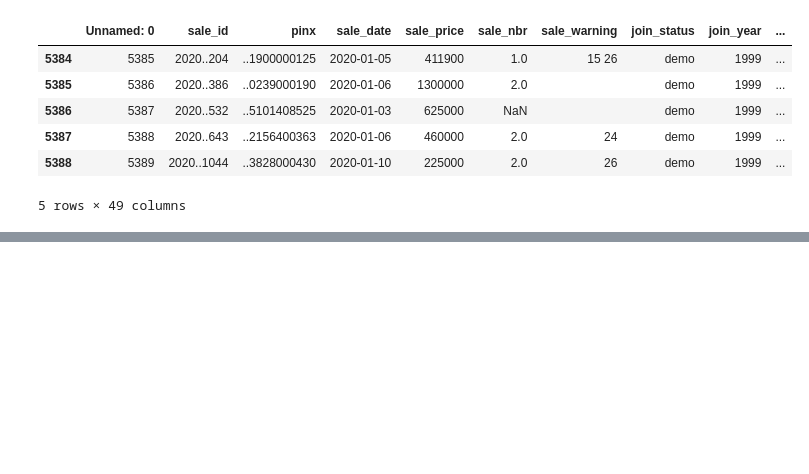
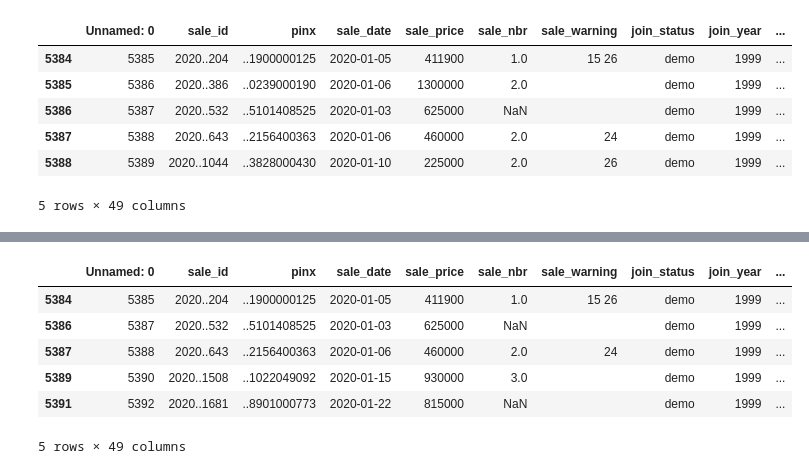
Before and after one commit to nasorensen/Project_4, a Jupyter notebook: Resources/data_preprocessing.ipynb, the cells around one changed output, grey strips where cells are left out. Drawn from its saved outputs; the diff is of its cells as text; code cells hidden in the pictures; blank space fills up the shorter version.

```diff
--- a/Resources/data_preprocessing.ipynb
+++ b/Resources/data_preprocessing.ipynb
@@ -85,2 +127,12 @@ df.head()
+# %%
+df.head()
+# %% [output]
+|  | Unnamed: 0 | sale_id | pinx | sale_date | sale_price | sale_nbr | sale_warning | join_status | join_year | ... |
+| 5384 | 5385 | 2020..204 | ..1900000125 | 2020-01-05 | 411900 | 1.0 | 15 26 | demo | 1999 | ... |
+| 5386 | 5387 | 2020..532 | ..5101408525 | 2020-01-03 | 625000 | NaN |  | demo | 1999 | ... |
+| 5387 | 5388 | 2020..643 | ..2156400363 | 2020-01-06 | 460000 | 2.0 | 24 | demo | 1999 | ... |
+| 5389 | 5390 | 2020..1508 | ..1022049092 | 2020-01-15 | 930000 | 3.0 |  | demo | 1999 | ... |
+| 5391 | 5392 | 2020..1681 | ..8901000773 | 2020-01-22 | 815000 | NaN |  | demo | 1999 | ... |
+5 rows × 49 columns
 # %%
 # drop the 'Unnamed column'
```
Also changed, not shown: parts of 2 cells of this notebook, 1 other file.
